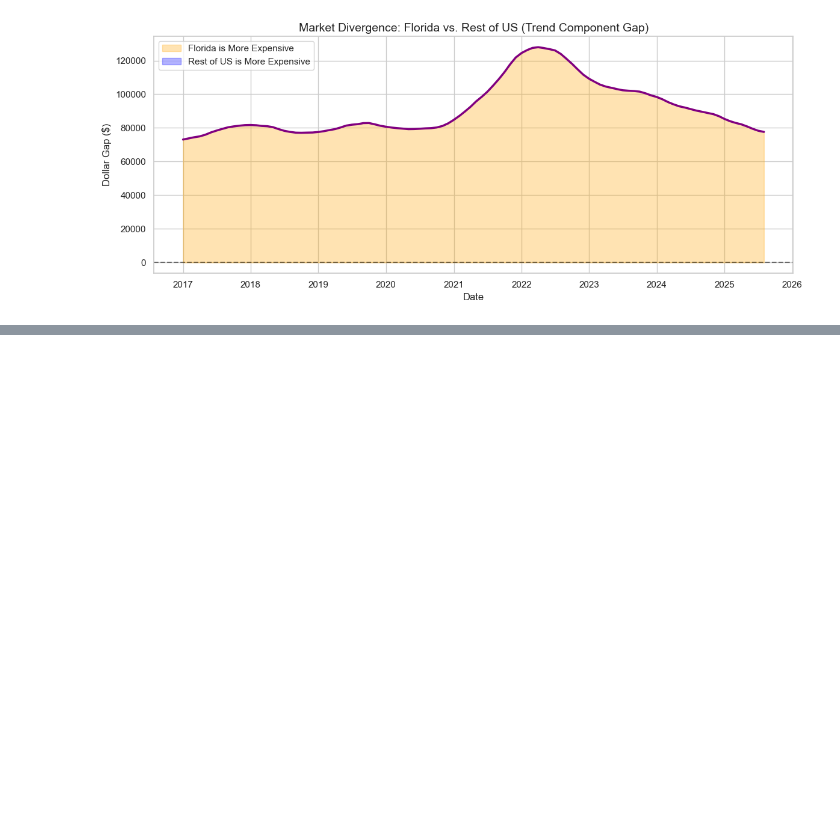
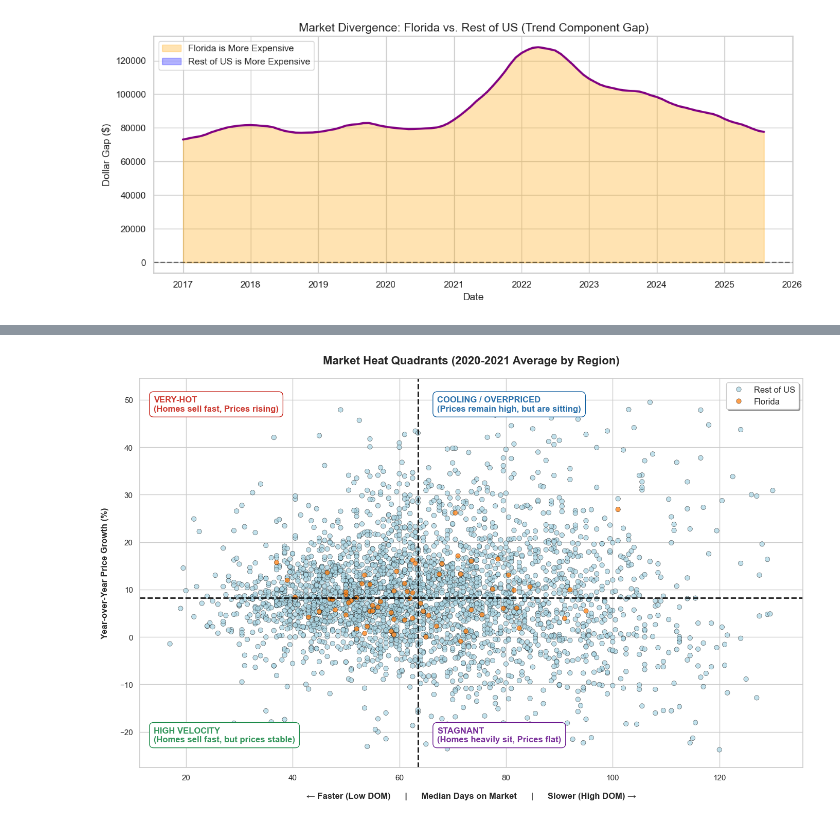
Before and after one commit to walde363/covid-housing-forecast, a Jupyter notebook: notebooks/timeseries.ipynb, the cells around one changed output, grey strips where cells are left out. Saved outputs shown, nothing was run; the diff lists cells and outputs as text; code cells hidden in the pictures; blank space fills up the shorter version.

```diff
--- a/notebooks/timeseries.ipynb
+++ b/notebooks/timeseries.ipynb
@@ -315,0 +385,93 @@ p-value: 0.5478
+# %%
+# Prep Data from 2020-2021 set
+
+df2 = df2.dropna(subset=['median_days_on_market_x', 'median_listing_price_yy_x'])
+
+# Establish Region flags for Florida vs US
+df2['state'] = df2['state'].astype(str).str.lower()
+df2['Region'] = df2['state'].apply(lambda x: 'Florida' if x == 'fl' else 'Rest of US')
+
+
+# Aggregate 1 Dot per County
+# Taking the median across all 2020-2021 months represents the county's "typical" pandemic market heat
+county_heat = df2.groupby(['county_name_x', 'state', 'Region'])[['median_days_on_market_x', 'median_listing_price_yy_x']].median().reset_index()
+
+# Convert YoY metric (e.g., 0.15) to a clean percentage (15%) for the Y-Axis
+county_heat['median_listing_price_yy_x'] = county_heat['median_listing_price_yy_x'] * 100
+
+# Trimming extreme statistical outliers (e.g., small towns with 1000% growth or 3 years on market) to keep the visual grid readable
+q_high_yoy = county_heat['median_listing_price_yy_x'].quantile(0.99)
+q_low_yoy  = county_heat['median_listing_price_yy_x'].quantile(0.01)
+q_high_dom = county_heat['median_days_on_market_x'].quantile(0.99)
+
+county_heat = county_heat[
+    (county_heat['median_listing_price_yy_x'] < q_high_yoy) &
+    (county_heat['median_listing_price_yy_x'] > q_low_yoy) &
+    (county_heat['median_days_on_market_x'] < q_high_dom)
+]
+
+
+# Determine Thresholds for the Quadrant Crosshairs
+# Using the National Medians splits the graph relative to baseline market conditions
+nat_med_dom = county_heat['median_days_on_market_x'].median()
+nat_med_yoy = county_heat['median_listing_price_yy_x'].median()
+
+# Sorting alphabetically descending ensures 'Rest of US' renders first (bottom layer) and 'Florida' renders last (top layer)
+county_heat = county_heat.sort_values(by='Region', ascending=False)
+
+
+# Build the Scatter Plot
+plt.figure(figsize=(14, 9))
+sns.set_theme(style="whitegrid")
+# Florida brand colors
+palette = {'Florida': color_fl, 'Rest of US': '#add8e6'}
+ax = sns.scatterplot(
+    data=county_heat,
+    x='median_days_on_market_x',
+    y='median_listing_price_yy_x',
+    hue='Region',
+    palette=palette,
+    alpha=0.75,
+    s=45,
+    edgecolor='black',
+    linewidth=0.4
+)
+# Draw the Quadrant Lines
+plt.axvline(nat_med_dom, color='black', linestyle='--', linewidth=2, alpha=0.9)
+plt.axhline(nat_med_yoy, color='black', linestyle='--', linewidth=2, alpha=0.9)
+# Position calculation variables for labels
+x_min, x_max = plt.xlim()
+y_min, y_max = plt.ylim()
+# Helper function to stamp text boxes securely within the varying quadrant bounds
+def annotate_quadrant(text, x_pos, y_pos, color):
+    plt.text(x_pos, y_pos, text, fontsize=12, fontweight='bold', color=color, alpha=0.9,
+             bbox=dict(facecolor='white', edgecolor=color, boxstyle='round,pad=0.5'))
+# Top Left: Low DOM (Faster), High YoY (Rising)
+annotate_quadrant('VERY-HOT\n(Homes sell fast, Prices rising)',
+                  x_min + (nat_med_dom - x_min)*0.05, y_max - (y_max - nat_med_yoy)*0.15, '#c7241a')
+
+# Top Right: High DOM (Slower), High YoY (Rising)
+annotate_quadrant('COOLING / OVERPRICED\n(Prices remain high, but are sitting)',
+                  nat_med_dom + (x_max - nat_med_dom)*0.05, y_max - (y_max - nat_med_yoy)*0.15, '#1260a1')
+# Bottom Left: Low DOM (Faster), Low YoY (Flat)
+annotate_quadrant('HIGH VELOCITY\n(Homes sell fast, but prices stable)',
+                  x_min + (nat_med_dom - x_min)*0.05, y_min + (nat_med_yoy - y_min)*0.15, '#1b8a48')
+
+# Bottom Right: High DOM (Slower), Low YoY (Flat)
+annotate_quadrant('STAGNANT\n(Homes heavily sit, Prices flat)',
+                  nat_med_dom + (x_max - nat_med_dom)*0.05, y_min + (nat_med_yoy - y_min)*0.15, '#6a188f')
+# Formatting Polish
+# Standard scale naturally puts 0 (Fast) on the Left
+plt.title('Market Heat Quadrants (2020-2021 Average by Region)', fontsize=16, pad=20, fontweight='bold')
+plt.xlabel('← Faster (Low DOM)      |      Median Days on Market      |      Slower (High DOM) →', fontsize=12, fontweight='bold', labelpad=15)
+plt.ylabel('Year-over-Year Price Growth (%)', fontsize=12, fontweight='bold', labelpad=15)
+plt.legend(loc='upper right', frameon=True, fontsize=12, shadow=True)
+plt.tight_layout()
+plt.show()
+# Statistics Output
+fl_total = county_heat[county_heat['Region'] == 'Florida']
+fl_hot = fl_total[(fl_total['median_days_on_market_x'] < nat_med_dom) & (fl_total['median_listing_price_yy_x'] > nat_med_yoy)]
+if len(fl_total) > 0:
+    print(f"Percentage of Florida Counties existing inside the 'Hyper-Hot' Sector: {len(fl_hot)/len(fl_total)*100:.1f}%\n")
+# %% [output]
+[figure, added]
```
Also changed, not shown: parts of 3 cells of this notebook, 2 other files.
